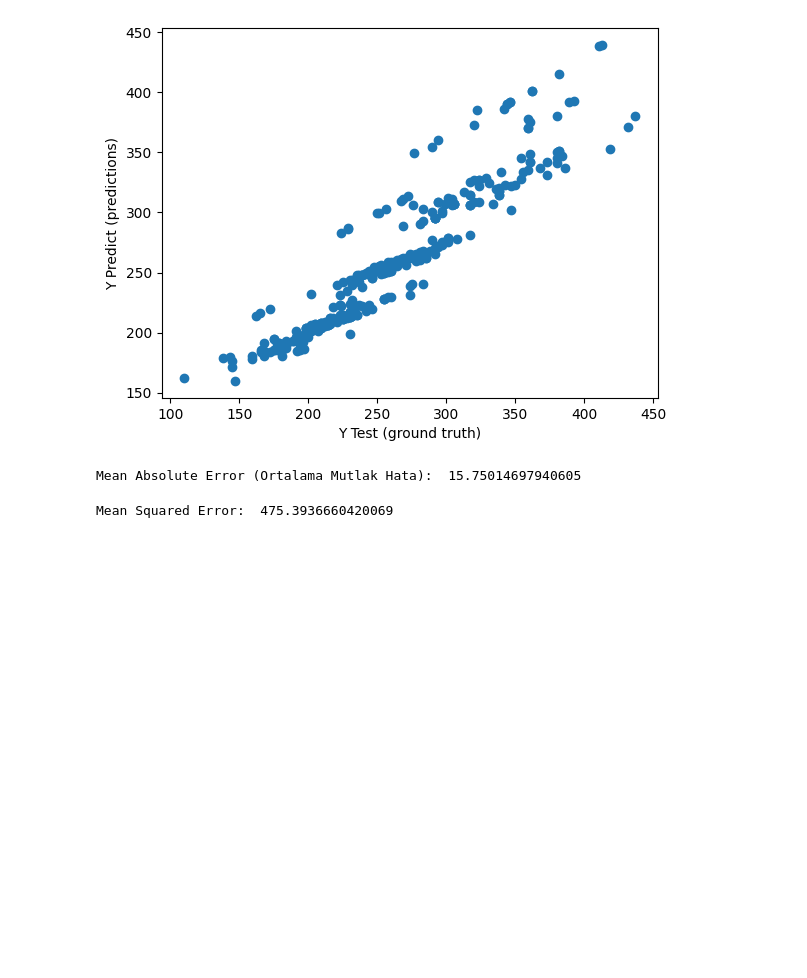
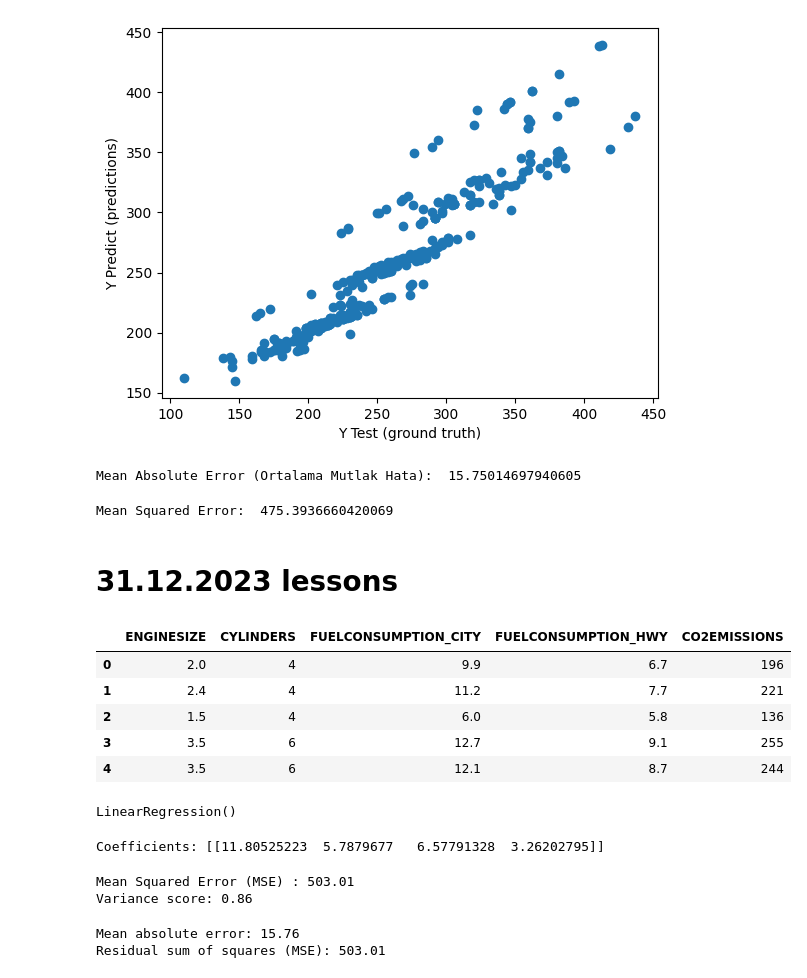
Before and after one commit to zekiye-kart/data-science, a Jupyter notebook: week-6/6-todo.ipynb, the cells around one changed output. Cells and saved outputs as stored; diff of their text form; code cells hidden in the pictures; blank space fills up the shorter version.

Commit message:
loaded lessons example

```diff
--- a/week-6/6-todo.ipynb
+++ b/week-6/6-todo.ipynb
@@ -176,3 +176,5 @@ mse = metrics.mean_squared_error(y_test, y_pred)
 print("Mean Squared Error: ", mse)
 # %% [output]
 Mean Squared Error:  475.3936660420069
+# %% [markdown]
+# 31.12.2023 lessons
@@ -178,0 +185,11 @@ Mean Squared Error:  475.3936660420069
+# %%
+cdf = df[['ENGINESIZE','CYLINDERS','FUELCONSUMPTION_CITY','FUELCONSUMPTION_HWY','CO2EMISSIONS']]
+# %%
+cdf.head()
+# %% [output]
+|  | ENGINESIZE | CYLINDERS | FUELCONSUMPTION_CITY | FUELCONSUMPTION_HWY | CO2EMISSIONS |
+| 0 | 2.0 | 4 | 9.9 | 6.7 | 196 |
+| 1 | 2.4 | 4 | 11.2 | 7.7 | 221 |
+| 2 | 1.5 | 4 | 6.0 | 5.8 | 136 |
+| 3 | 3.5 | 6 | 12.7 | 9.1 | 255 |
+| 4 | 3.5 | 6 | 12.1 | 8.7 | 244 |
@@ -178,0 +200,31 @@ Mean Squared Error:  475.3936660420069
+# %%
+from sklearn import linear_model
+regr = linear_model.LinearRegression()
+x = np.asanyarray(train[['ENGINESIZE','CYLINDERS','FUELCONSUMPTION_CITY','FUELCONSUMPTION_HWY']])
+y = np.asanyarray(train[['CO2EMISSIONS']])
+
+regr.fit(x, y)
+# %% [output]
+LinearRegression()
+# %%
+print('Coefficients:', regr.coef_)
+# %% [output]
+Coefficients: [[11.80525223  5.7879677   6.57791328  3.26202795]]
+# %%
+y_predict= regr.predict(np.asanyarray(test[['ENGINESIZE','CYLINDERS','FUELCONSUMPTION_CITY','FUELCONSUMPTION_HWY']]))
+x = np.asanyarray(test[['ENGINESIZE','CYLINDERS','FUELCONSUMPTION_CITY','FUELCONSUMPTION_HWY']])
+y = np.asanyarray(test[['CO2EMISSIONS']])
+
+print("Mean Squared Error (MSE) : %.2f"
+      % np.mean((y_predict - y) ** 2))
+
+print('Variance score: %.2f' % regr.score(x, y))
+# %% [output]
+Mean Squared Error (MSE) : 503.01
+Variance score: 0.86
+# %%
+print("Mean absolute error: %.2f" % np.mean(np.absolute(y_predict - y)))
+print("Residual sum of squares (MSE): %.2f" % np.mean((y_predict - y) ** 2))
+# %% [output]
+Mean absolute error: 15.76
+Residual sum of squares (MSE): 503.01
```
Also changed, not shown: parts of 2 cells of this notebook.
